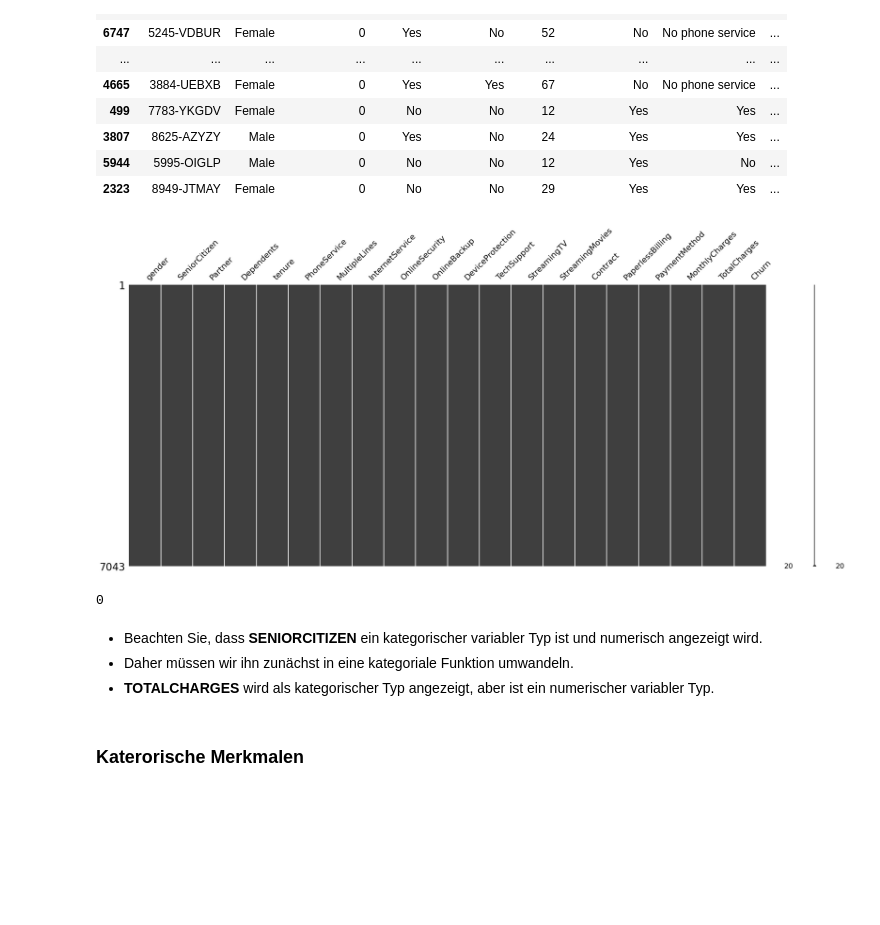
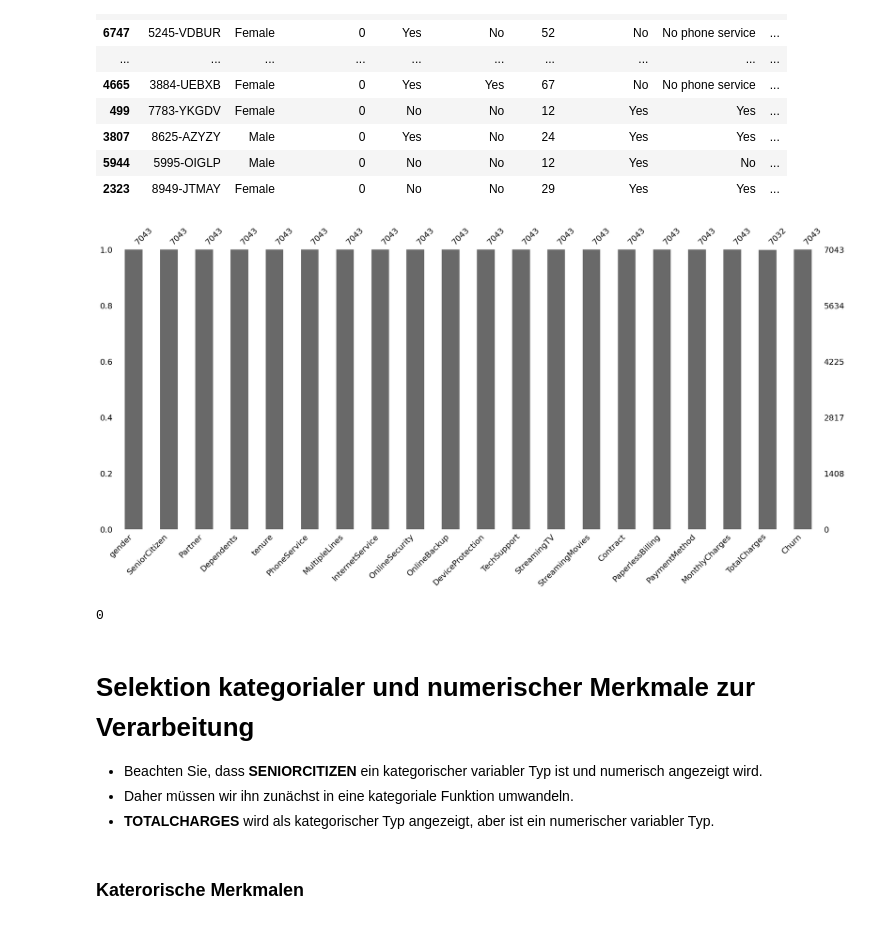
Before and after one commit to awildt01/Predicting-Churn, a Jupyter notebook: churn_dev1.ipynb, the cells around one changed output. Cells and saved outputs as stored; diff of their text form; code cells hidden in the pictures; blank space fills up the shorter version.

```diff
--- a/churn_dev1.ipynb
+++ b/churn_dev1.ipynb
@@ -255,15 +254,17 @@ df.sample(50,random_state=49)
 | 2323 | 8949-JTMAY | Female | 0 | No | No | 29 | Yes | Yes | ... |
 # %%
 # Überfrüfung von fehlende Werte
-msno.matrix(df);
+msno.bar(df);
 # %% [output]
-[figure, old version]
+[figure, new version]
 # %%
 # Duplikatsprüfung
 df.duplicated().sum()
 # %% [output]
 0
 # %% [markdown]
+# Se­lek­ti­on kategorialer und numerischer Merkmale zur Verarbeitung
+
 - Beachten Sie, dass **SENIORCITIZEN** ein kategorischer variabler Typ ist und numerisch angezeigt wird.
 - Daher müssen wir ihn zunächst in eine kategoriale Funktion umwandeln.
 - **TOTALCHARGES** wird als kategorischer Typ angezeigt, aber ist ein numerischer variabler Typ.
```
Also changed, not shown: parts of 14 cells of this notebook.
